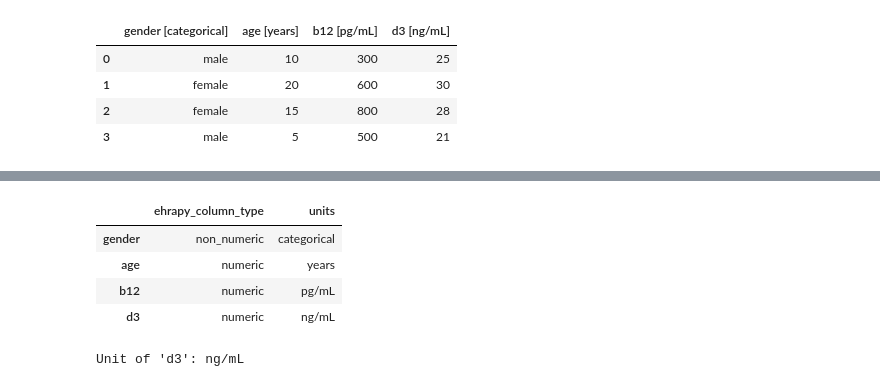
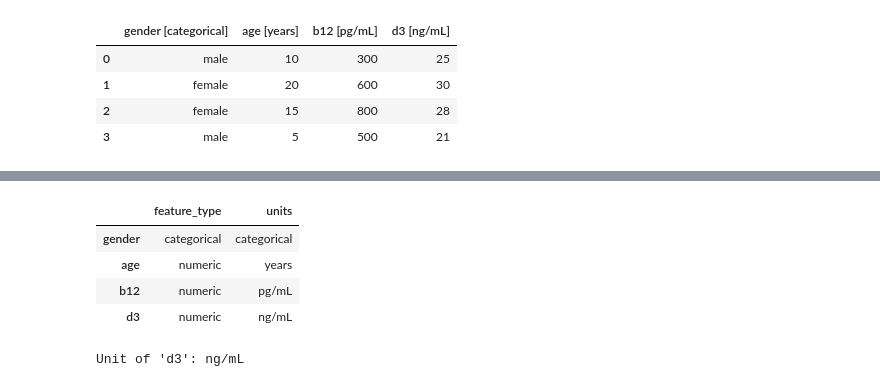
Before and after one commit to theislab/ehrapy-tutorials, a Jupyter notebook: ehrapy_introduction.ipynb, the cells around one changed output, grey strips where cells are left out. Cells and saved outputs as stored; diff of their text form; code cells hidden in the pictures.

```diff
--- a/ehrapy_introduction.ipynb
+++ b/ehrapy_introduction.ipynb
@@ -237,12 +266,13 @@ df
 | 2 | female | 15 | 800 | 28 |
 | 3 | male | 5 | 500 | 21 |
 # %%
-adata = ep.ad.df_to_anndata(df)
+edata = ed.io.from_pandas(df)
+ed.infer_feature_types(edata)
 
 # Extract feature names and units from var_names and store separately
-feature_names = [var_name.split("[")[0].strip() for var_name in adata.var_names]
-unit_annotations = [var_name.split("[")[-1][:-1] if "[" in var_name else "" for var_name in adata.var_names]
+feature_names = [var_name.split("[")[0].strip() for var_name in edata.var_names]
+unit_annotations = [var_name.split("[")[-1][:-1] if "[" in var_name else "" for var_name in edata.var_names]
 
 # Update .var with feature names and units separately
-adata.var_names = feature_names
-adata.var["units"] = unit_annotations
+edata.var_names = feature_names
+edata.var["units"] = unit_annotations
@@ -249,8 +289,8 @@ adata.var["units"] = unit_annotations
 # %%
-adata.var
+edata.var
 # %% [output]
-|  | ehrapy_column_type | units |
-| gender | non_numeric | categorical |
+|  | feature_type | units |
+| gender | categorical | categorical |
 | age | numeric | years |
 | b12 | numeric | pg/mL |
 | d3 | numeric | ng/mL |
```
Also changed, not shown: parts of 25 cells of this notebook, 9 other files.
